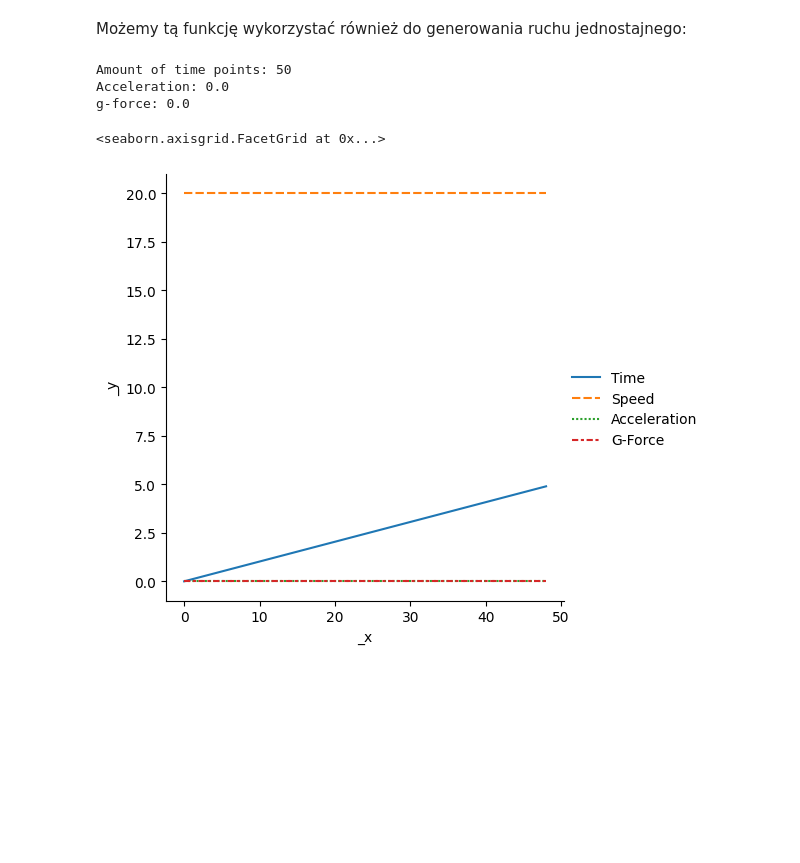
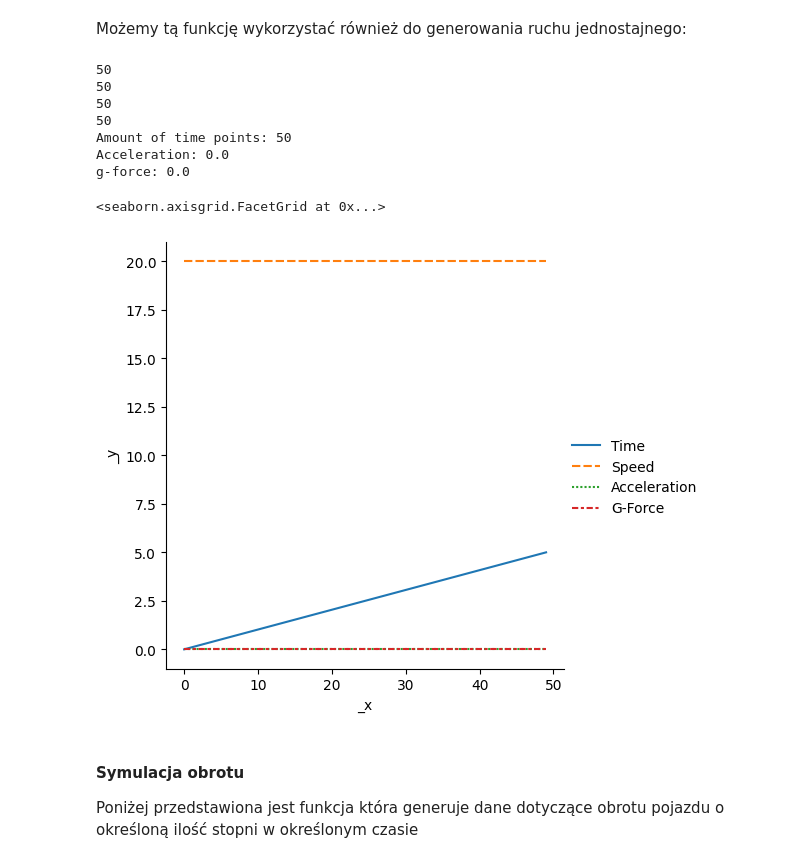
Before and after one commit to SteelPh0enix/magisterka-pollub, a Jupyter notebook: path_generators_showcase.ipynb, the cells around one changed output. Drawn from its saved outputs; the diff is of its cells as text; code cells hidden in the pictures; blank space fills up the shorter version.

```diff
--- a/path_generators_showcase.ipynb
+++ b/path_generators_showcase.ipynb
@@ -153,20 +161,24 @@ g-force: -0.4078864851911713
 # %% [markdown]
 Możemy tą funkcję wykorzystać również do generowania ruchu jednostajnego:
 # %%
-time, speed, acceleration, g_force = generate_movement_data(20, 20, 5, 0.1)
+acceleration_data = generate_movement_data(20, 20, 5, 0.1)
 
-print(f"Amount of time points: {len(time)}")
-print(f"Acceleration: {acceleration[0]}")
-print(f"g-force: {g_force[0]}")
+print(f"Amount of time points: {len(acceleration_data.index)}")
+print(f"Acceleration: {acceleration_data.iloc[0]['Acceleration']}")
+print(f"g-force: {acceleration_data.iloc[0]['G-Force']}")
 
-
-# Visualize the data
-acceleration_dataframe = pd.DataFrame(list(zip(time, speed, acceleration, g_force)), columns=["Time", "Speed", "Acceleration", "G-Force"])
-
-sns.relplot(data=acceleration_dataframe, kind="line")
+sns.relplot(data=acceleration_data, kind="line")
 # %% [output]
+50
+50
+50
+50
 Amount of time points: 50
 Acceleration: 0.0
 g-force: 0.0
 <seaborn.axisgrid.FacetGrid at 0x...>
-[figure, old version]
+[figure, new version]
+# %% [markdown]
+#### Symulacja obrotu
+
+Poniżej przedstawiona jest funkcja która generuje dane dotyczące obrotu pojazdu o określoną ilość stopni w określonym czasie
```
Also changed, not shown: parts of 6 cells of this notebook.
